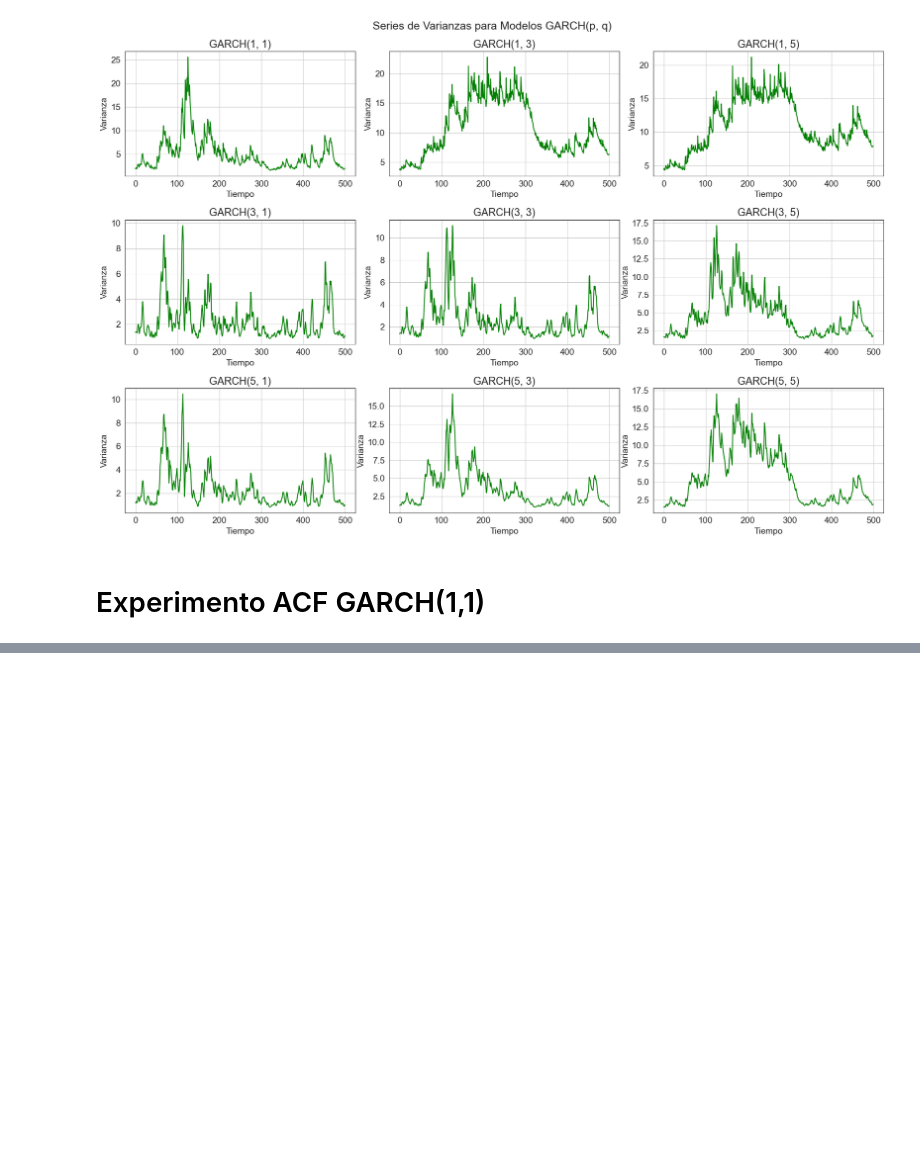
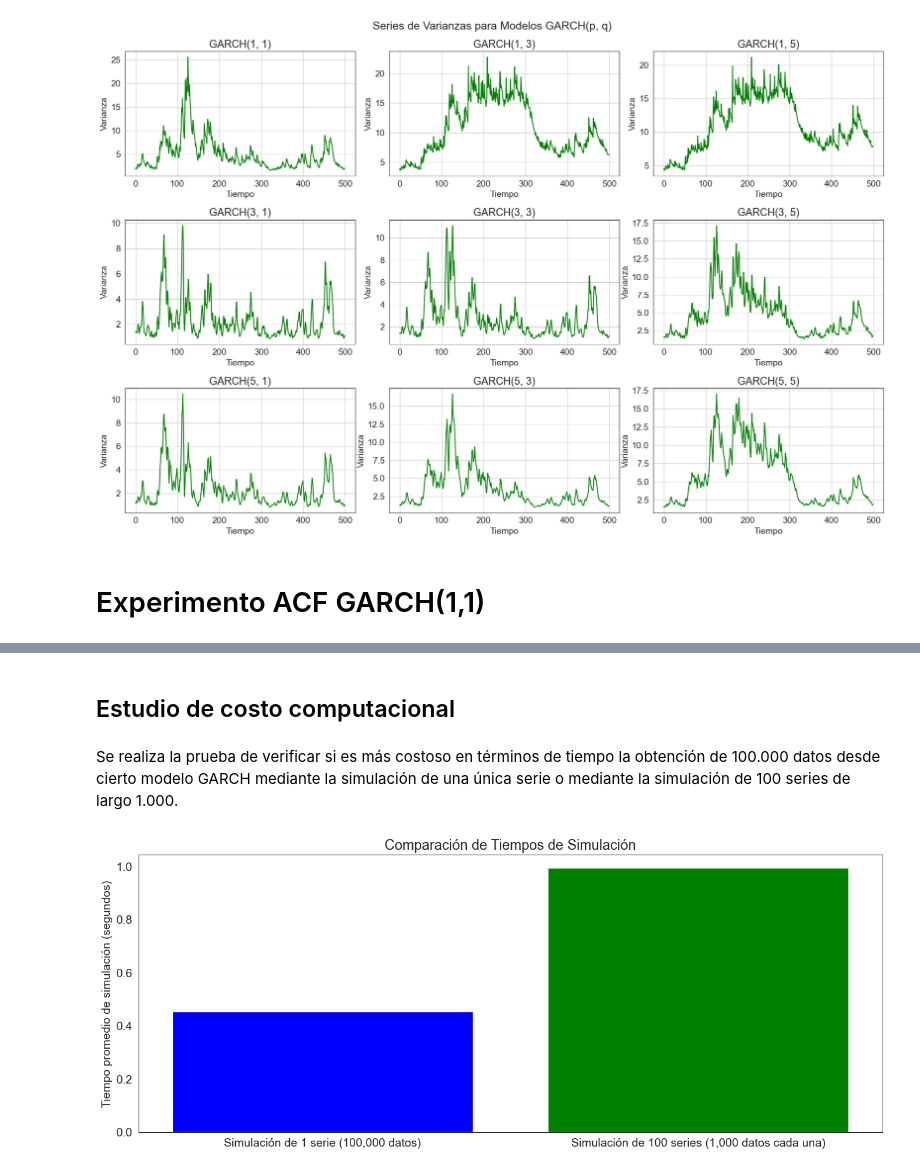
Before and after one commit to Diego-Astaburuaga/Modelos-GARCH, a Jupyter notebook: Entregables/Informe Simulación/Simulación.ipynb, the cells around one changed output, grey strips where cells are left out. Saved outputs shown, nothing was run; the diff lists cells and outputs as text; code cells hidden in the pictures; blank space fills up the shorter version.

```diff
--- a/Entregables/Informe Simulación/Simulación.ipynb
+++ b/Entregables/Informe Simulación/Simulación.ipynb
@@ -669,0 +748,60 @@ plt.show()
+# %% [markdown]
+## Estudio de costo computacional
+# %% [markdown]
+Se realiza la prueba de verificar si es más costoso en términos de tiempo la obtención de 100.000 datos desde cierto modelo GARCH mediante la simulación de una única serie o mediante la simulación de 100 series de largo 1.000.
+# %%
+def simulate_garch_model_time(sim_mod, param, num_series, series_length):
+    """
+    Simula un modelo GARCH(1,1) y calcula el tiempo promedio de simulación.
+
+    Parameters:
+    sim_mod (arch_model): Modelo GARCH(1,1) preconfigurado.
+    param (pd.Series): Parámetros del modelo.
+    num_series (int): Número de series a simular.
+    series_length (int): Longitud de cada serie.
+
+    Returns:
+    float: Tiempo promedio de simulación.
+    """
+    start_time = time.time()
+    for _ in range(num_series):
+        sim_data = sim_mod.simulate(param, series_length)
+    end_time = time.time()
+    elapsed_time = end_time - start_time
+    return elapsed_time
+
+# Configuración de la semilla para reproducibilidad
+rs = np.random.RandomState([1, 2, 3, 4])
+
+# Parámetros del modelo GARCH(1,1)
+params = {"mu": 0, "omega": 0.1, "alpha[1]": 0.3, "beta[1]": 0.4}
+param = pd.Series(params)
+
+# Configuración del modelo GARCH(1,1)
+sim_mod = arch_model(None, p=1, o=0, q=1, dist='normal')
+
+# Número de series y longitud de cada serie
+num_series_single = 1
+series_length_single = 100_000
+num_series_multiple = 100
+series_length_multiple = 1_000
+
+# Listas para almacenar resultados
+labels = ['Simulación de 1 serie (100,000 datos)', 'Simulación de 100 series (1,000 datos cada una)']
+times_values = []
+
+# Simulación de una única serie y medición de tiempo
+time_single = simulate_garch_model_time(sim_mod, param, num_series_single, series_length_single)
+times_values.append(time_single)
+
+# Simulación de 100 series y medición de tiempo
+time_multiple = simulate_garch_model_time(sim_mod, param, num_series_multiple, series_length_multiple)
+times_values.append(time_multiple)
+
+# Gráfico de barras para comparar los tiempos de cómputo
+plt.bar(labels, times_values, color=['blue', 'green'])
+plt.ylabel('Tiempo promedio de simulación (segundos)')
+plt.title('Comparación de Tiempos de Simulación')
+plt.show()
+# %% [output]
+[figure, added]
```
Also changed, not shown: parts of 17 cells of this notebook, 7 other files.
